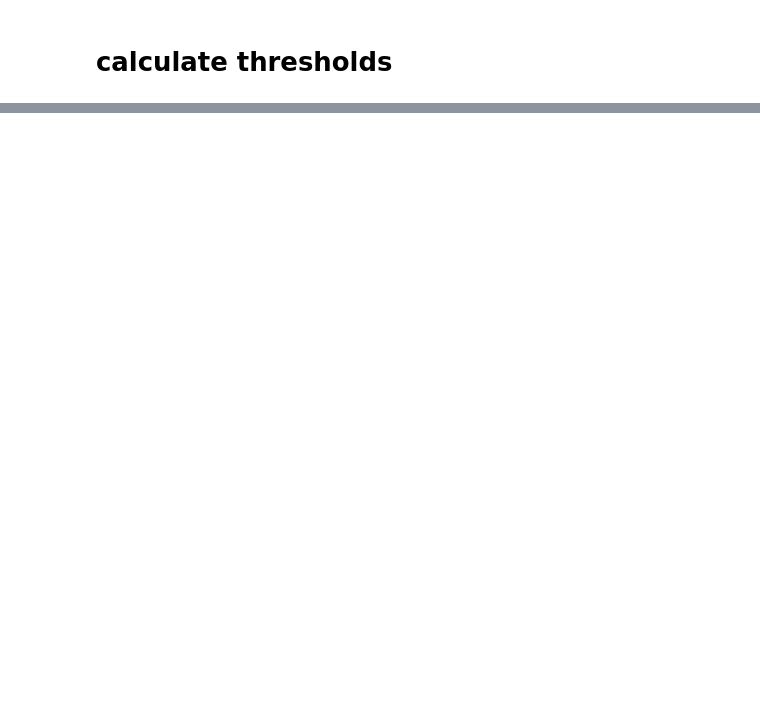
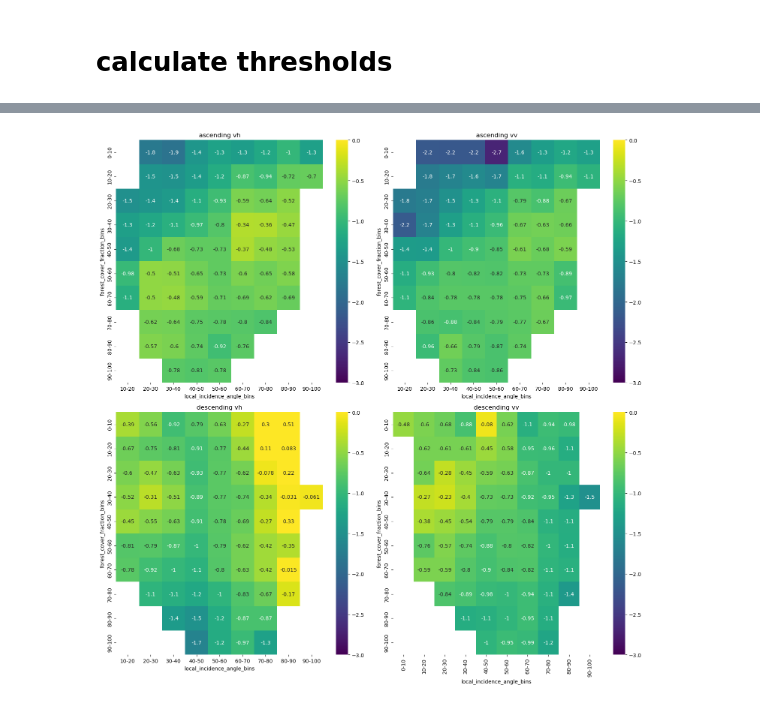
Before and after one commit to egagli/wet_snow_threshold_localization, a Jupyter notebook: calculate_thresholds.ipynb, the cells around one changed output, grey strips where cells are left out. Cells and saved outputs as stored; diff of their text form; code cells hidden in the pictures; blank space fills up the shorter version.

```diff
--- a/calculate_thresholds.ipynb
+++ b/calculate_thresholds.ipynb
@@ -23,5 +26,12 @@ fn = 'iceland_trollaskagi_peninsula_2015_tar_2015-06-27_ref_2015-01-01_2015-03-0
 fn = 'iceland_trollaskagi_peninsula_2015_tar_2015-06-27_ref_2015-01-01_2015-12-31_median_100.parquet'
 fn = 'iceland_trollaskagi_peninsula_2015_tar_2015-06-27_ref_2015-01-01_2015-12-31_median_100.parquet'
 fn = 'iceland_trollaskagi_peninsula_2015_tar_2015-06-27_ref_2015-01-01_2015-03-31_median_100.parquet'
+#fn = 'grandmesa_2020_tar_2020-04-27_ref_2020-06-01_2020-07-31_median_100.parquet'
+fn = 'grandmesa_2020_tar_2020-04-27_ref_2020-06-01_2020-07-31_median_30.parquet'
+
+
 
 dataframe = pd.read_parquet(f'{dataframes_folder}{fn}')
+
+all_files = glob.glob(os.path.join(dataframes_folder, "*median_30.parquet"))
+dataframe = pd.concat((pd.read_parquet(f) for f in all_files), ignore_index=True)
@@ -312,0 +218,24 @@ pca.
+# %%
+thresholds_logistic = dataframe.groupby(
+    ['sat:orbit_state','band','local_incidence_angle_bins','forest_cover_fraction_bins'],dropna=True
+).apply(calculate_threshold_logistic).reset_index().rename({0:'thresh'},axis='columns')
+# %%
+# Create a 2x2 subplot grid
+fig, axs = plt.subplots(2, 2, figsize=(15, 15))
+df = thresholds_logistic
+var = 'thresh'
+
+# Create a list of combinations for sat:orbit_state and band
+combinations = [('ascending', 'vh'), ('ascending', 'vv'), ('descending', 'vh'), ('descending', 'vv')]
+
+# Plot a heatmap in each subplot
+for ax, (orbit_state, band) in zip(axs.flatten(), combinations):
+    data = df[(df['sat:orbit_state'] == orbit_state) & (df['band'] == band)]
+    pivot_table = data.pivot_table(values=var, index='forest_cover_fraction_bins', columns='local_incidence_angle_bins')
+    sns.heatmap(pivot_table, ax=ax, cmap='viridis',annot=True, vmin=-3, vmax=0)
+    ax.set_title(f'{orbit_state} {band}')
+
+plt.tight_layout()
+plt.show()
+# %% [output]
+[figure, added]
```
Also changed, not shown: parts of 47 cells of this notebook.
